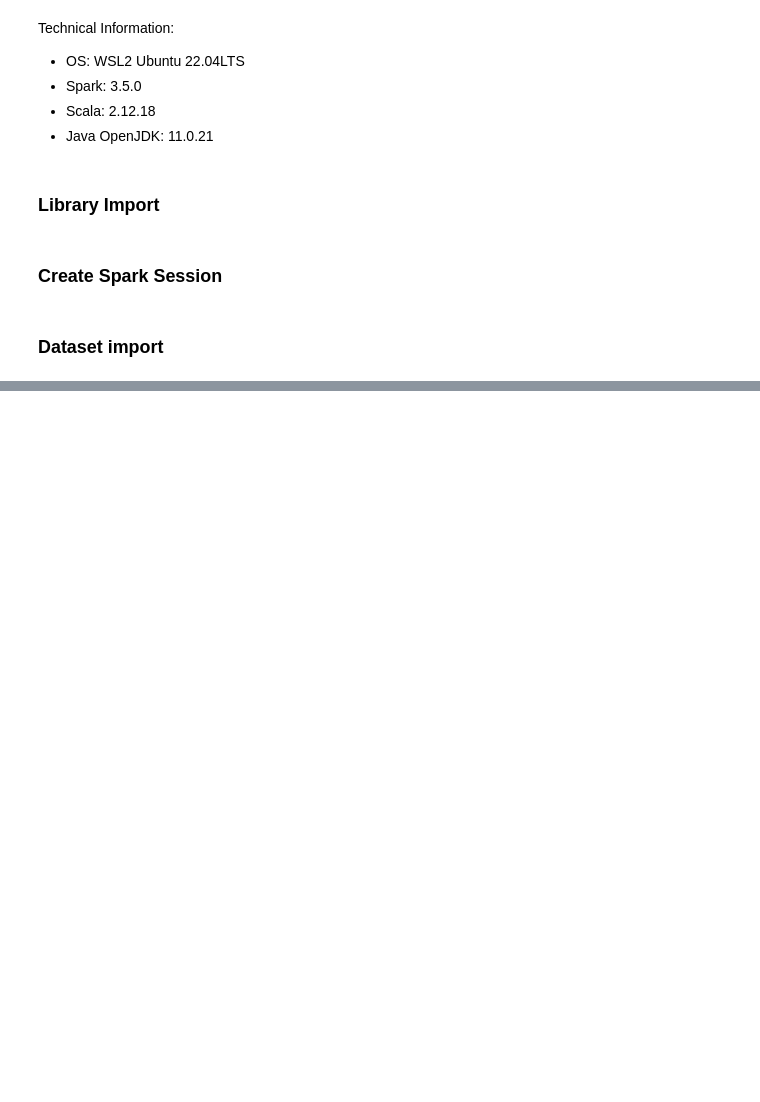
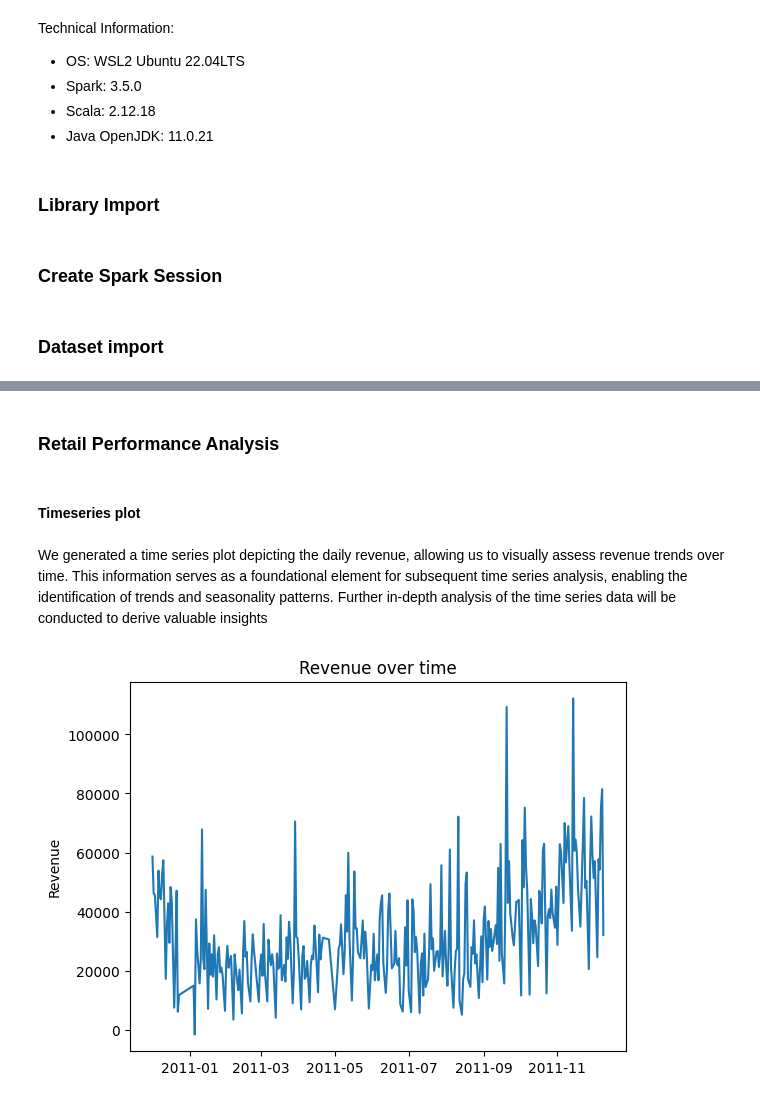
Before and after one commit to cuongvoSGH/env-linux, a Jupyter notebook: Big_Data_Project_CUONGVO_131116.ipynb, the cells around one changed output, grey strips where cells are left out. Cells and saved outputs as stored; diff of their text form; code cells hidden in the pictures; blank space fills up the shorter version.

Commit message:
Big Data Completed

```diff
--- a/Big_Data_Project_CUONGVO_131116.ipynb
+++ b/Big_Data_Project_CUONGVO_131116.ipynb
@@ -145,0 +133,23 @@ df_customer.dropna().count()
+# %% [markdown]
+### Retail Performance Analysis
+# %% [markdown]
+#### Timeseries plot
+# %% [markdown]
+We generated a time series plot depicting the daily revenue, allowing us to visually assess revenue trends over time. This information serves as a foundational element for subsequent time series analysis, enabling the identification of trends and seasonality patterns. Further in-depth analysis of the time series data will be conducted to derive valuable insights
+# %%
+df_ts = spark.sql("""
+    Select
+        Invoice_Date as ds,
+        sum(Quantity * UnitPrice) as y
+    From Retail_Data
+    group by Invoice_date
+    Order by 1
+""")
+
+df_ts = df_ts.toPandas()
+plt.plot(df_ts["ds"], df_ts["y"])
+plt.ylabel("Revenue")
+plt.title("Revenue over time")
+plt.show()
+# %% [output]
+[figure, added]
```
Also changed, not shown: parts of 73 cells of this notebook, 1 other file.
